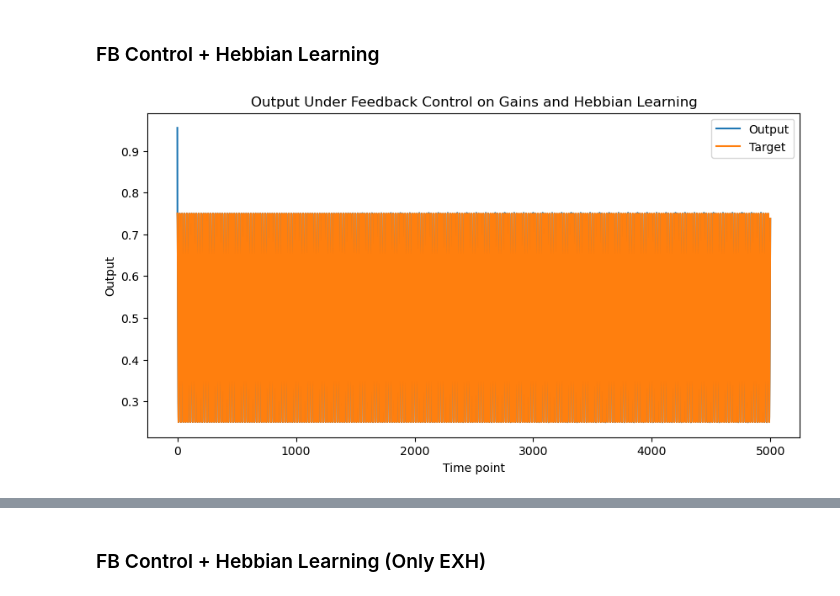
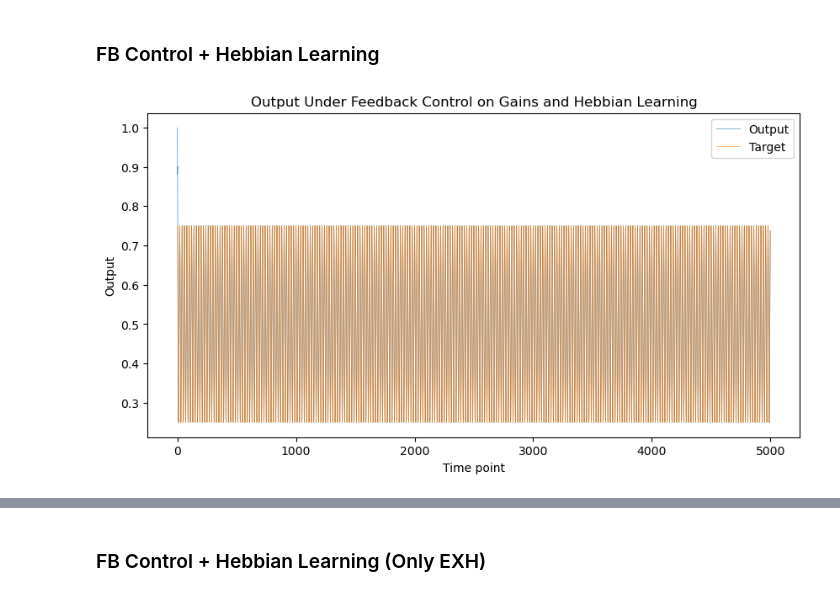
Before and after one commit to BeiGeJin/FBRNN, a Jupyter notebook: RNN/FORCE/FORCE_tracking_addshift.ipynb, the cells around one changed output, grey strips where cells are left out. Saved outputs shown, nothing was run; the diff lists cells and outputs as text; code cells hidden in the pictures.

```diff
--- a/RNN/FORCE/FORCE_tracking_addshift.ipynb
+++ b/RNN/FORCE/FORCE_tracking_addshift.ipynb
@@ -137,18 +140,18 @@ jnn = mysys(weight_matrix, connectivity_matrix, init_gain, init_shift)
 ### Simulate Without Control
 # %%
 # Simulation Without Control
-x = sigmoid_np(init_gain * init_state.copy() - init_shift)
+x = sigmoid_np(init_gain * (init_state.copy() - init_shift))
 ug = init_state.copy() * 0
 us = init_state.copy() * 0
 xs_ff_init, outputs_ff_init = [x], []
 gainout= 2.5 # 1.15
-shiftout= -2 # -2.5
+shiftout= -2.5 # -2.5
 
 for i in time_points[:-1]:
 
     # output
     output_beforesig = output_weight_matrix @ x
-    output = sigmoid_np(gainout * output_beforesig - shiftout)
+    output = sigmoid_np(gainout * (output_beforesig - shiftout))
 
     # input
     this_input = inputs[:,i]
@@ -164,13 +167,13 @@ for i in time_points[:-1]:
 
 # final readout for x_T
 output_beforesig = output_weight_matrix @ x
-output = sigmoid_np(gainout * output_beforesig - shiftout)
+output = sigmoid_np(gainout * (output_beforesig - shiftout))
 outputs_ff_init.append(output.item())
 
 # Plot the output
 fig, ax = plt.subplots(figsize=(10, 5))
-plt.plot(time_points, outputs_ff_init)
-plt.plot(time_points, targets)
+plt.plot(time_points, outputs_ff_init, alpha = 0.5)
+plt.plot(time_points, targets, alpha = 0.5)
 plt.xlabel('Time')
 plt.ylabel('Output')
 plt.title('System Response Without Feedback Control')
@@ -262,9 +264,14 @@ y_tildes = (inv_sigmoid_np(targets) + shiftout) / gainout
 # %%
 # Simulate with control
-x = sigmoid_np(init_gain * init_state.copy() - init_shift)
+x = sigmoid_np(init_gain * (init_state.copy() - init_shift))
 ug = init_state.copy() * 0
 us = init_state.copy() * 0
 xs_fb, ugs_fb, uss_fb, outputs_fb_beforesig, outputs_fb = [x], [], [], [], []
+
+# calculate the desired output before the output sigmoid
+gainout= 2.5 # 1.15
+shiftout= -2.5 # -2.5
+y_tildes = inv_sigmoid_np(targets) / gainout + shiftout
 
 # constants
 R = np.eye(2 * num_nodes) * 0.0001  # ug and us
@@ -275,7 +282,7 @@ for t in tqdm(time_points[:1000]):
 
     # output
     output_beforesig = output_weight_matrix @ x
-    output = sigmoid_np(gainout * output_beforesig - shiftout)
+    output = sigmoid_np(gainout * (output_beforesig - shiftout))
 
     # input
     this_input = inputs[:,t]
@@ -330,7 +337,7 @@ for t in tqdm(time_points[:1000]):
 
 # final readout for x_T
 output_beforesig = output_weight_matrix @ x
-output = sigmoid_np(gainout * output_beforesig - shiftout)
+output = sigmoid_np(gainout * (output_beforesig - shiftout))
 outputs_fb_beforesig.append(output_beforesig.item())
 outputs_fb.append(output.item())
 # %%
@@ -376,6 +378,6 @@ y_tildes = (inv_sigmoid_np(targets) + shiftout) / gainout
 # %%
-# Simulate with control
-x = sigmoid_np(init_gain * init_state.copy() - init_shift)
+# Simulate with control + Hebb + adjout
+x = sigmoid_np(init_gain * (init_state.copy() - init_shift))
 ug = init_state.copy() * 0
 us = init_state.copy() * 0
 this_output_weight_matrix = output_weight_matrix.copy()
@@ -387,13 +389,16 @@ R = np.eye(2 * num_nodes) * 0.0001
 Q1 = np.eye(num_nodes) * 0.001
 Q2 = np.eye(1) * 10
 hebbian_lr = 0.01
-neg_punishment = 10
+neg_punishment = 1.5
+gainout= 2.5 # 1.15
+shiftout= -2.5 # -2.5
+period = 2 * half_period
 
 for t in tqdm(time_points[:-1]):
 
     # output
     output_beforesig = this_output_weight_matrix @ x
-    output = sigmoid_np(gainout * output_beforesig - shiftout)
+    output = sigmoid_np(gainout * (output_beforesig - shiftout))
 
     # update readout weights by hebbian learning
     if not has_hebbian and t > 100:
@@ -439,7 +444,8 @@ for t in tqdm(time_points[:-1]):
     L = H @ np.linalg.inv(H.T @ H)
     H_bar = (np.eye(num_nodes) - L @ H.T).T
     Q = H_bar @ Q1 @ H_bar.T + H @ Q2 @ H.T
-    y_tilde = y_tildes[t+1]
+    # y_tilde = y_tildes[t+1]
+    y_tilde = inv_sigmoid_np(targets[t+1]) / gainout + shiftout
     x_tilde = L @ np.array([[y_tilde]])
     x_tilde_aug = np.concatenate([x_tilde, c], axis=0)
     # Q_aug = np.concatenate([np.concatenate([Q, np.zeros((num_nodes, num_nodes))], axis=1), np.concatenate([np.zeros((num_nodes, num_nodes)), np.eye(num_nodes)], axis=1)], axis=0)
@@ -472,21 +478,21 @@ for t in tqdm(time_points[:-1]):
 
 # final readout for x_T
 output_beforesig = this_output_weight_matrix @ x
-output = sigmoid_np(gainout * output_beforesig - shiftout)
+output = sigmoid_np(gainout * (output_beforesig - shiftout))
 outputs_hebb_beforesig.append(output_beforesig.item())
 outputs_hebb.append(output.item())
 # %%
 fig, ax = plt.subplots(figsize=(10, 5))
-plt.plot(time_points, outputs_hebb, label='Output')
-plt.plot(time_points, targets, label='Target')
+plt.plot(time_points, outputs_hebb, label='Output', alpha=0.8, lw=0.5)
+plt.plot(time_points, targets, label='Target', alpha=0.8, lw=0.5)
 plt.title('Output Under Feedback Control on Gains and Hebbian Learning')
 plt.xlabel('Time point')
 plt.ylabel('Output')
 plt.legend()
 if SAVEFIG:
-    plt.savefig("fig/FORCE_hebb_output_0424.png")
+    plt.savefig(f"fig/{date}_{filename}_FBhebb_output.png")
 # %% [output]
-[figure, old version]
+[figure, new version]
 # %%
 fig, ax = plt.subplots(figsize=(10, 5))
 plt.plot(outputs_hebb_beforesig)
```
Also changed, not shown: parts of 37 cells of this notebook, 16 other files.
